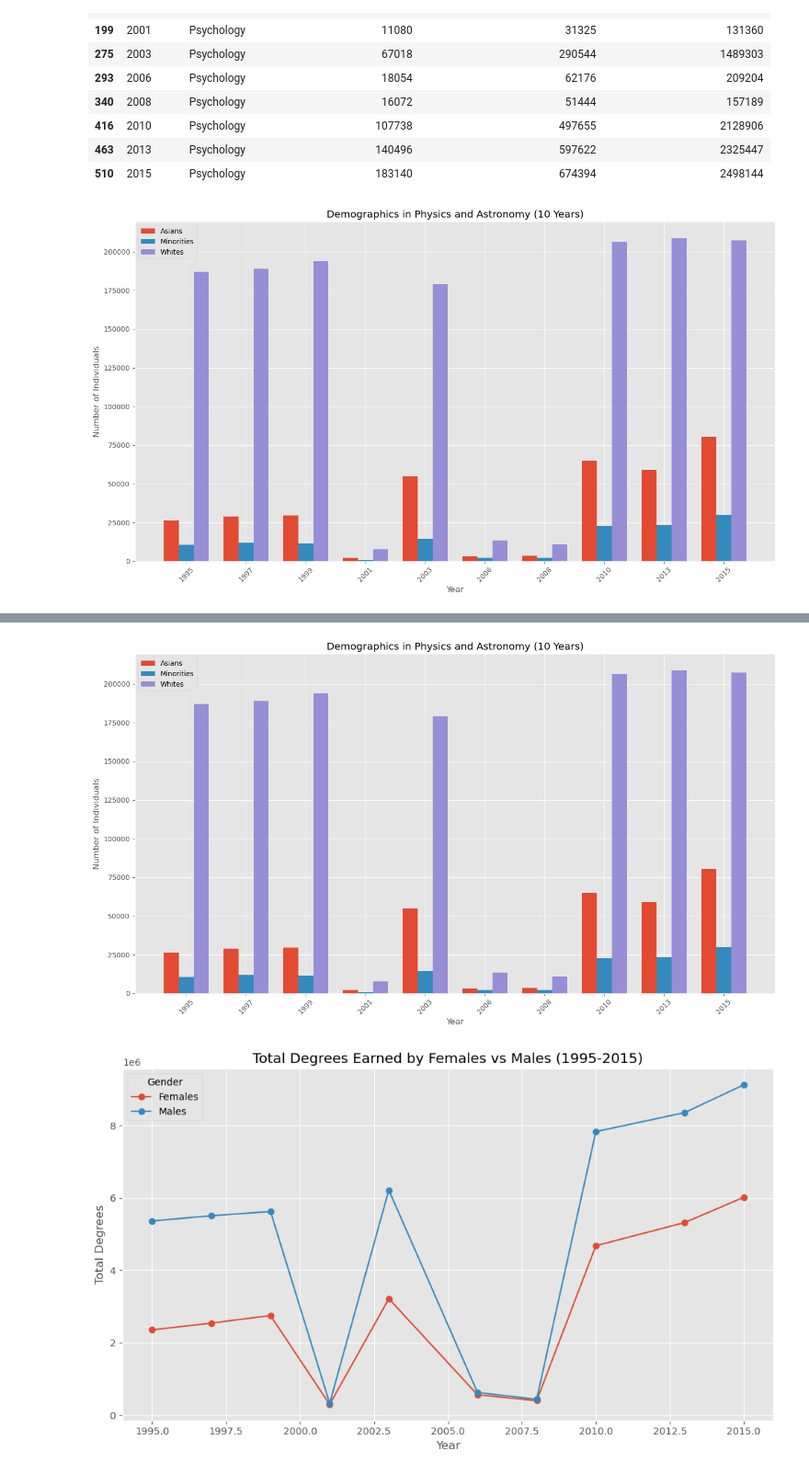
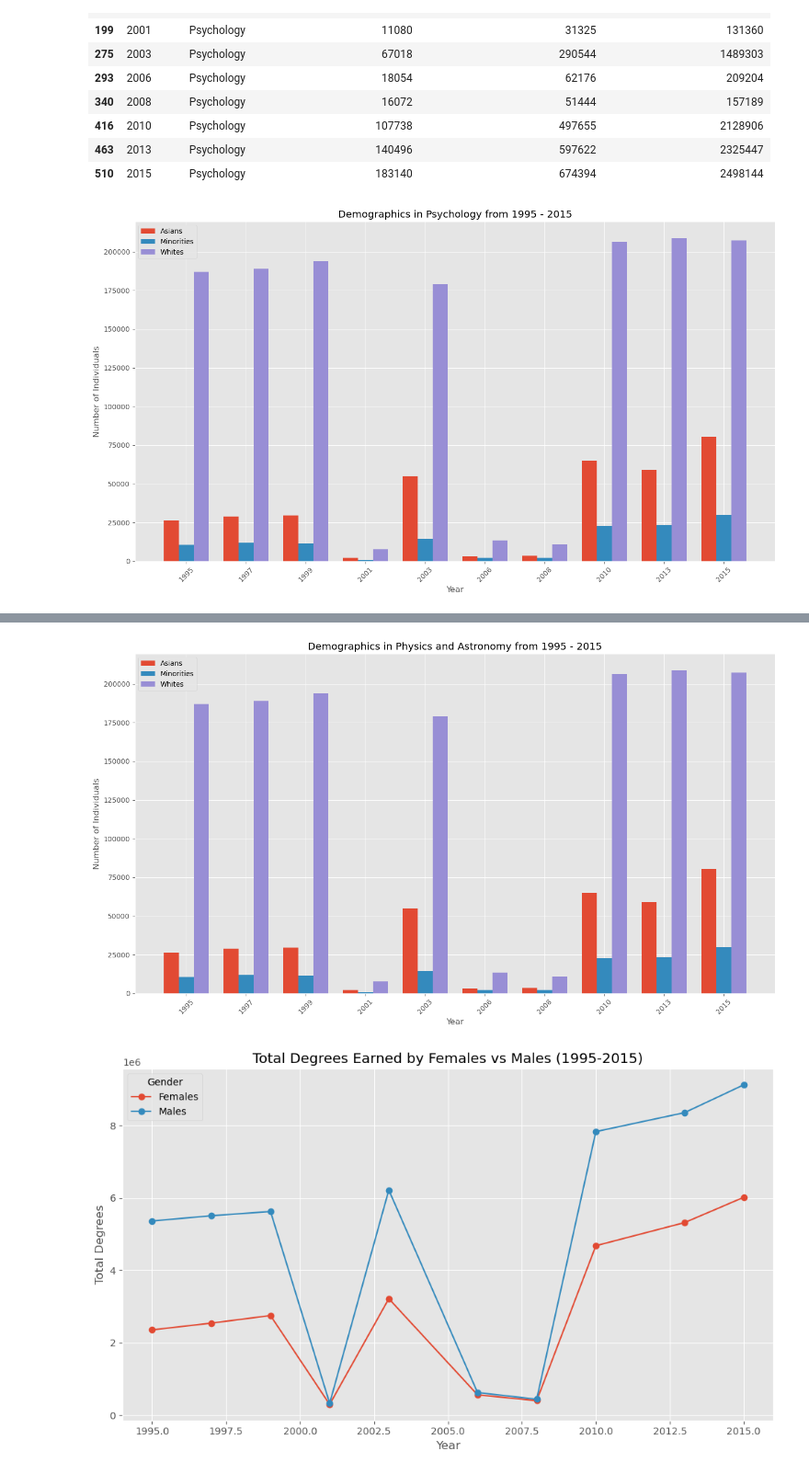
Before and after one commit to craha001/Project-1---Group-1, a Jupyter notebook: Project 1.ipynb, the cells around one changed output, grey strips where cells are left out. Shown at 92% size. Saved outputs shown, nothing was run; the diff lists cells and outputs as text; code cells hidden in the pictures.

```diff
--- a/Project 1.ipynb
+++ b/Project 1.ipynb
@@ -266,35 +266,35 @@ index = range(len(eth_df['Year']))
 
 # Set Ethnicity
 plt.bar(
     [i - bar_width for i in index],
     eth_df['Demographics.Ethnicity.Asians'],
     width=bar_width,
     label='Asians'
 )
 plt.bar(
     index,
     eth_df['Demographics.Ethnicity.Minorities'],
     width=bar_width,
     label='Minorities'
 )
 plt.bar(
     [i + bar_width for i in index],
     eth_df['Demographics.Ethnicity.Whites'],
     width=bar_width,
     label='Whites'
 )
 
 # Set plot factors
-plt.title('Demographics in Physics and Astronomy (10 Years)')
+plt.title('Demographics in Psychology from 1995 - 2015')
 plt.xlabel('Year')
 plt.ylabel('Number of Individuals')
 plt.xticks(index, eth_df['Year'], rotation=45)
 plt.legend()
 # Show Chart
 plt.tight_layout()
 plt.show()
 # %% [output]
-[figure, old version]
+[figure, new version]
 # %%
 # Keep lest popular major
 majors_to_keep = ['Physics and Astronomy']
@@ -350,7 +350,7 @@ plt.bar(
 )
 
 # Set plot factors
-plt.title('Demographics in Physics and Astronomy (10 Years)')
+plt.title('Demographics in Physics and Astronomy from 1995 - 2015')
 plt.xlabel('Year')
 plt.ylabel('Number of Individuals')
 plt.xticks(index, eth_df['Year'], rotation=45)
@@ -359,7 +359,7 @@ plt.legend()
 plt.tight_layout()
 plt.show()
 # %% [output]
-[figure, old version]
+[figure, new version]
 # %%
 #Men vs Women salaries throughout the years
 #Demographics.Gender.Males
```
